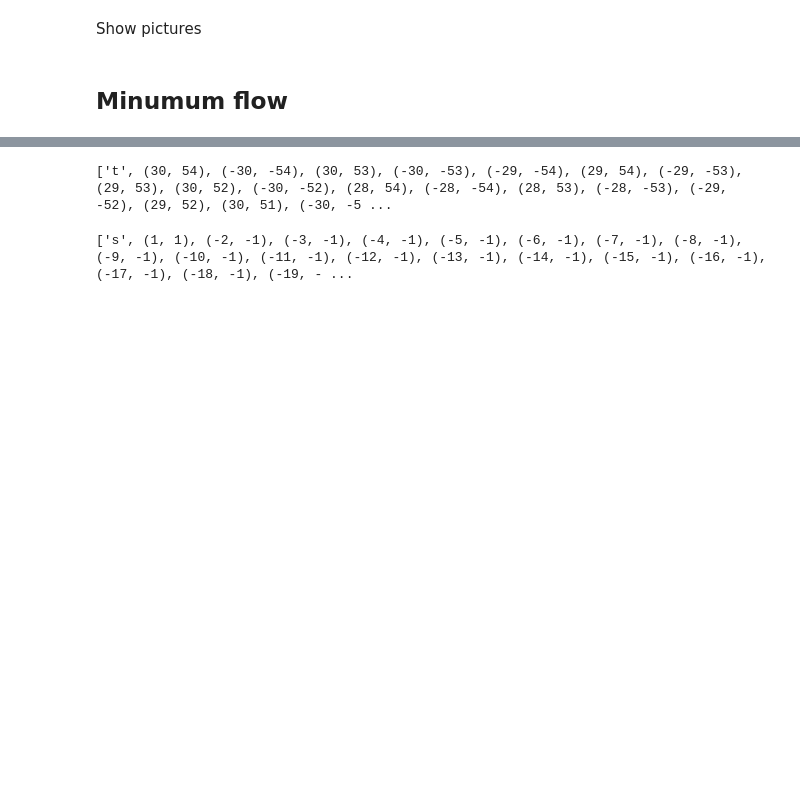
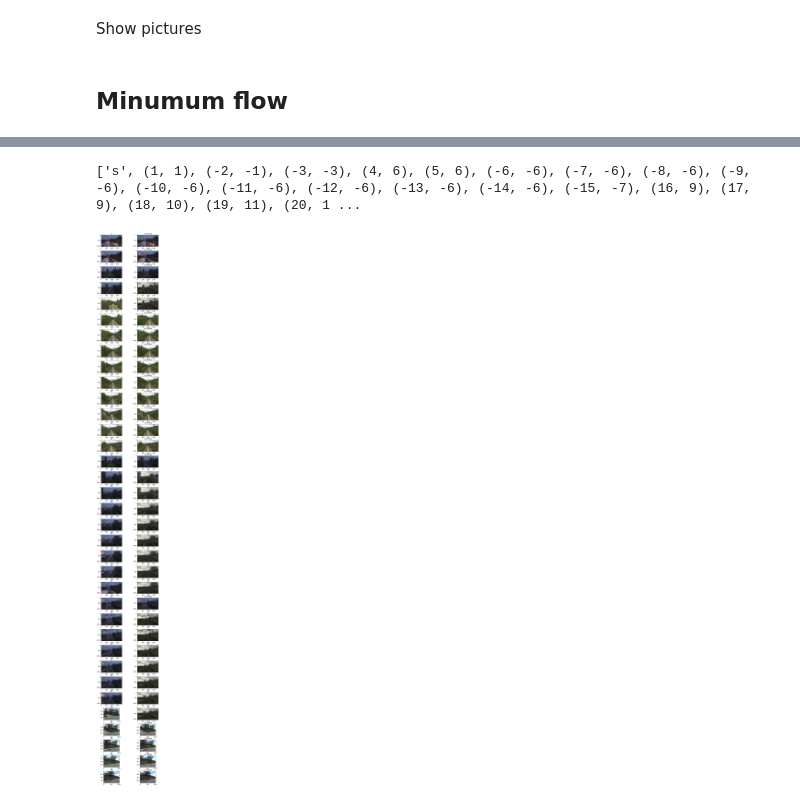
Before and after one commit to SailorBrandon/Reproduction-Robust-Visual-SLAM-Across-Seasons, a Jupyter notebook: image_matching/pytorch_vision_googlenet.ipynb, the cells around one changed output, grey strips where cells are left out. Drawn from its saved outputs; the diff is of its cells as text; code cells hidden in the pictures; blank space fills up the shorter version.

```diff
--- a/image_matching/pytorch_vision_googlenet.ipynb
+++ b/image_matching/pytorch_vision_googlenet.ipynb
@@ -250,10 +252,8 @@ print(G.number_of_edges())
 # flowDict = nx.min_cost_flow(G)
 # print(flowDict)
 # %%
-if nx.is_directed_acyclic_graph(G):
-    print(list(reversed(list(nx.topological_sort(G)))))
+# if nx.is_directed_acyclic_graph(G):
+#     print(list(reversed(list(nx.topological_sort(G)))))
-# %% [output]
-['t', (30, 54), (-30, -54), (30, 53), (-30, -53), (-29, -54), (29, 54), (-29, -53), (29, 53), (30, 52), (-30, -52), (28, 54), (-28, -54), (28, 53), (-28, -53), (-29, -52), (29, 52), (30, 51), (-30, -5 ...
 # %%
 def visualizeList(database_images, query_images, shortest_list):
     query_num = len(shortest_list)-2
@@ -263,8 +263,13 @@ def visualizeList(database_images, query_images, shortest_list):
     for i in range(query_num):
         ax[i, 0].imshow(query_images[i])
         ax[i, 0].set_title(i)
-        ax[i, 1].imshow(database_images[shortest_list[i+1][1]-1])
-        ax[i, 1].set_title(shortest_list[i+1][1]-1)
+        index = shortest_list[i+1][1]-1
+        if index>0:
+            ax[i, 1].imshow(database_images[index])
+            ax[i, 1].set_title(index)
+        else:
+            ax[i, 1].imshow(query_images[i])
+            ax[i, 1].set_title("not found")
     fig.show()
 # %%
 # nx.draw_networkx(G)
@@ -280,10 +285,11 @@ def visualizeList(database_images, query_images, shortest_list):
 # %%
 shortest_list = nx.shortest_path(G, "s", "t", weight="weight")
 print(shortest_list)
 
-# visualizeList(database_images, query_images, shortest_list)
+visualizeList(database_images, query_images, shortest_list)
 # %% [output]
-['s', (1, 1), (-2, -1), (-3, -1), (-4, -1), (-5, -1), (-6, -1), (-7, -1), (-8, -1), (-9, -1), (-10, -1), (-11, -1), (-12, -1), (-13, -1), (-14, -1), (-15, -1), (-16, -1), (-17, -1), (-18, -1), (-19, - ...
+['s', (1, 1), (-2, -1), (-3, -3), (4, 6), (5, 6), (-6, -6), (-7, -6), (-8, -6), (-9, -6), (-10, -6), (-11, -6), (-12, -6), (-13, -6), (-14, -6), (-15, -7), (16, 9), (17, 9), (18, 10), (19, 11), (20, 1 ...
+[figure, added]
 # %%
 
 def visualization(shortest_list, similarity_matrix):
```
Also changed, not shown: parts of 6 cells of this notebook, 5 other files.
